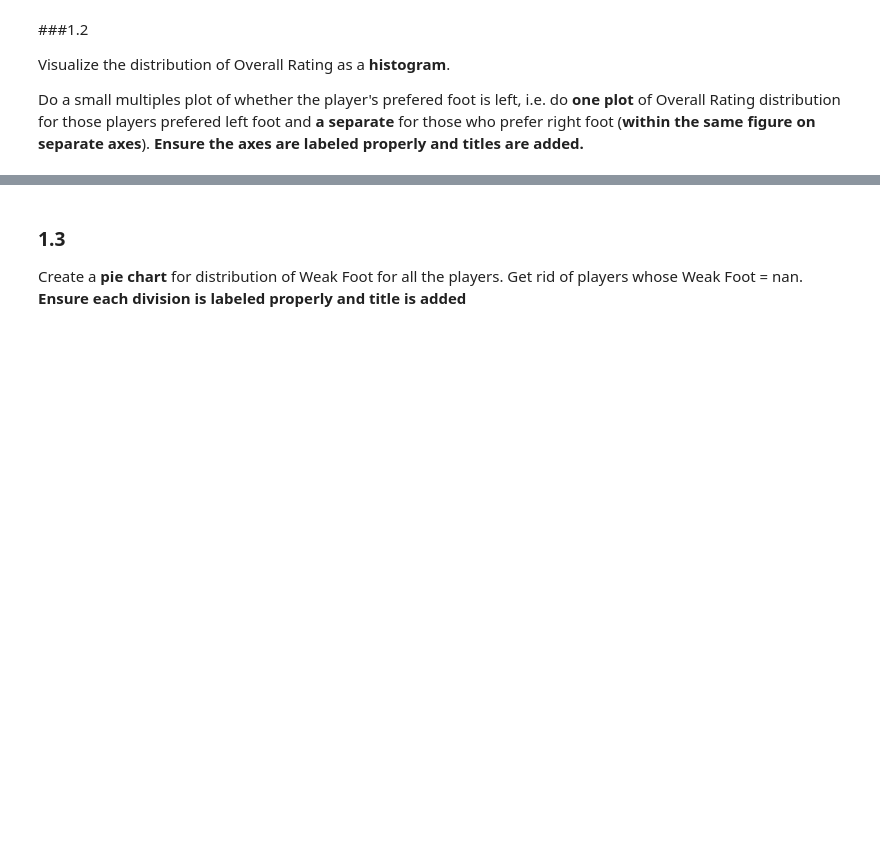
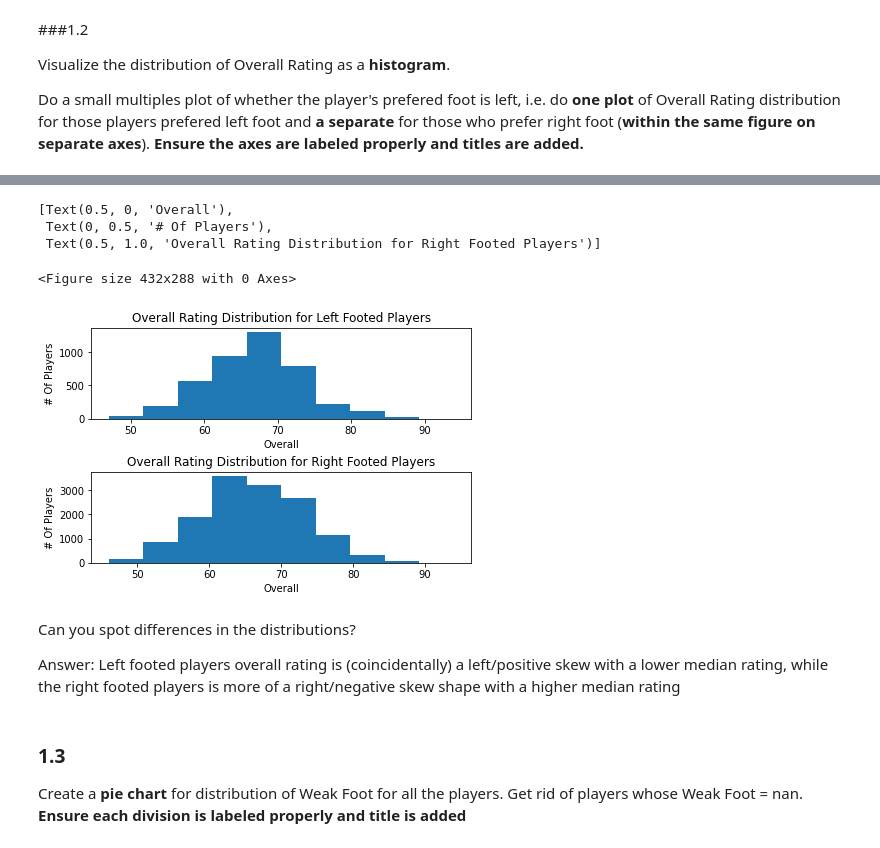
Before and after one commit to klettg/Applied-Machine-Learning-4995-F21, a Jupyter notebook: AML_Homework1.ipynb, the cells around one changed output, grey strips where cells are left out. Cells and saved outputs as stored; diff of their text form; code cells hidden in the pictures; blank space fills up the shorter version.

```diff
--- a/AML_Homework1.ipynb
+++ b/AML_Homework1.ipynb
@@ -44,3 +54,22 @@ Answer:
+# %%
+plt.figure()
+fig, (ax1, ax2) = plt.subplots(2, constrained_layout=True)
+df_left = df[df['Preferred Foot'] == 'Left']
+df_right = df[df['Preferred Foot'] == 'Right']
+ax1.hist(df_left.Overall)
+ax2.hist(df_right.Overall)
+ax1.set(xlabel=df.Overall.name, ylabel='# Of Players', title='Overall Rating Distribution for Left Footed Players')
+ax2.set(xlabel=df.Overall.name, ylabel='# Of Players', title='Overall Rating Distribution for Right Footed Players')
+# %% [output]
+[Text(0.5, 0, 'Overall'),
+ Text(0, 0.5, '# Of Players'),
+ Text(0.5, 1.0, 'Overall Rating Distribution for Right Footed Players')]
+<Figure size 432x288 with 0 Axes>
+[figure, added]
+# %% [markdown]
+Can you spot differences in the distributions?
+
+Answer: Left footed players overall rating is (coincidentally) a left/positive skew with a lower median rating, while the right footed players is more of a right/negative skew shape with a higher median rating
 # %% [markdown]
 ### 1.3
 
```
Also changed, not shown: parts of 27 cells of this notebook.
